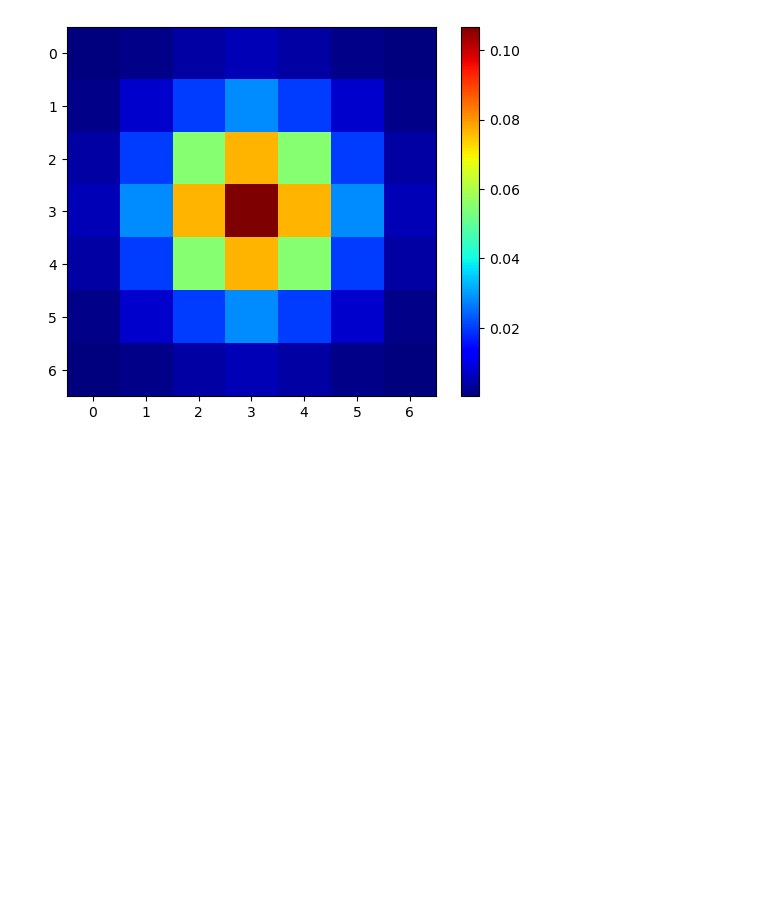
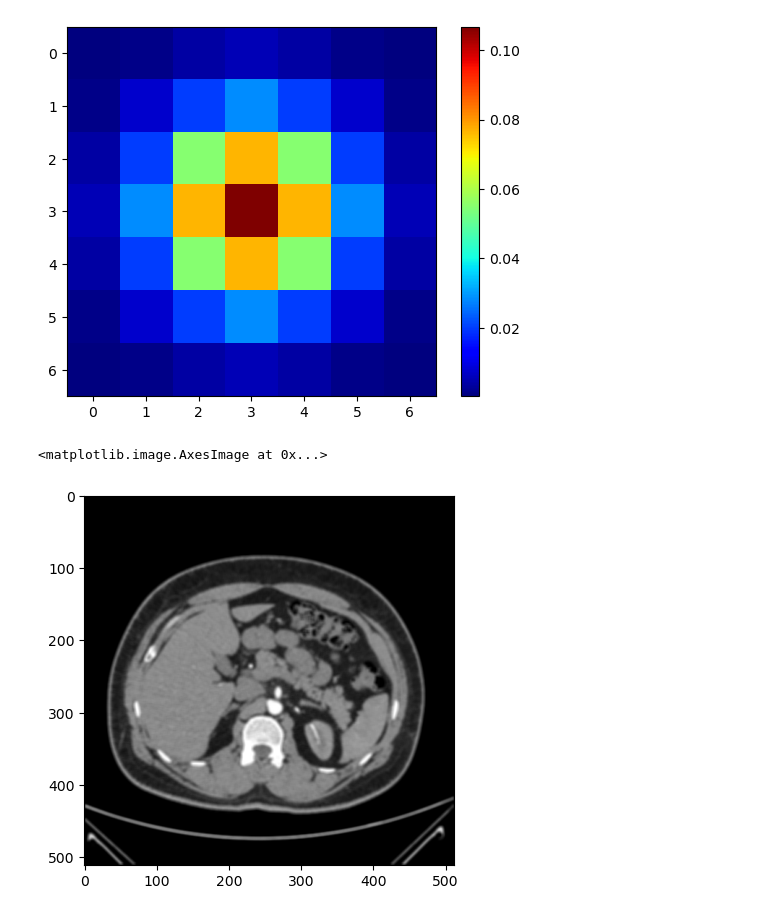
Before and after one commit to Shaon007/Image_PreProcessing, a Jupyter notebook: 23November.ipynb, the cells around one changed output. Cells and saved outputs as stored; diff of their text form; code cells hidden in the pictures; blank space fills up the shorter version.

Commit message:
done some filtering blurring and reading multiple image

```diff
--- a/23November.ipynb
+++ b/23November.ipynb
@@ -160,3 +160,20 @@ kernel = np.ones((5,5),np.float32)/25    #Averaging filter with 5x5 kernel
 gaussian_kernel = np.array([[1/16, 1/8, 1/16],   #3x3 kernel
                 [1/8, 1/4, 1/8],
                 [1/16, 1/8, 1/16]])
+# %%
+conv_using_cv2 = cv2.filter2D(img, -1, kernel, borderType=cv2.BORDER_CONSTANT)
+
+
+# cv2.imshow("Original", img)
+# cv2.imshow("cv2 filter", conv_using_cv2)
+# cv2.imshow("Using scipy", conv_using_scipy)
+# cv2.imshow("Using scipy2", conv_using_scipy2)
+
+# cv2.waitKey(0)
+# cv2.destroyAllWindows()
+
+
+plt.imshow(conv_using_cv2,cmap = 'gray')
+# %% [output]
+<matplotlib.image.AxesImage at 0x...>
+[figure, added]
```
Also changed, not shown: parts of 16 cells of this notebook, 12 other files.
